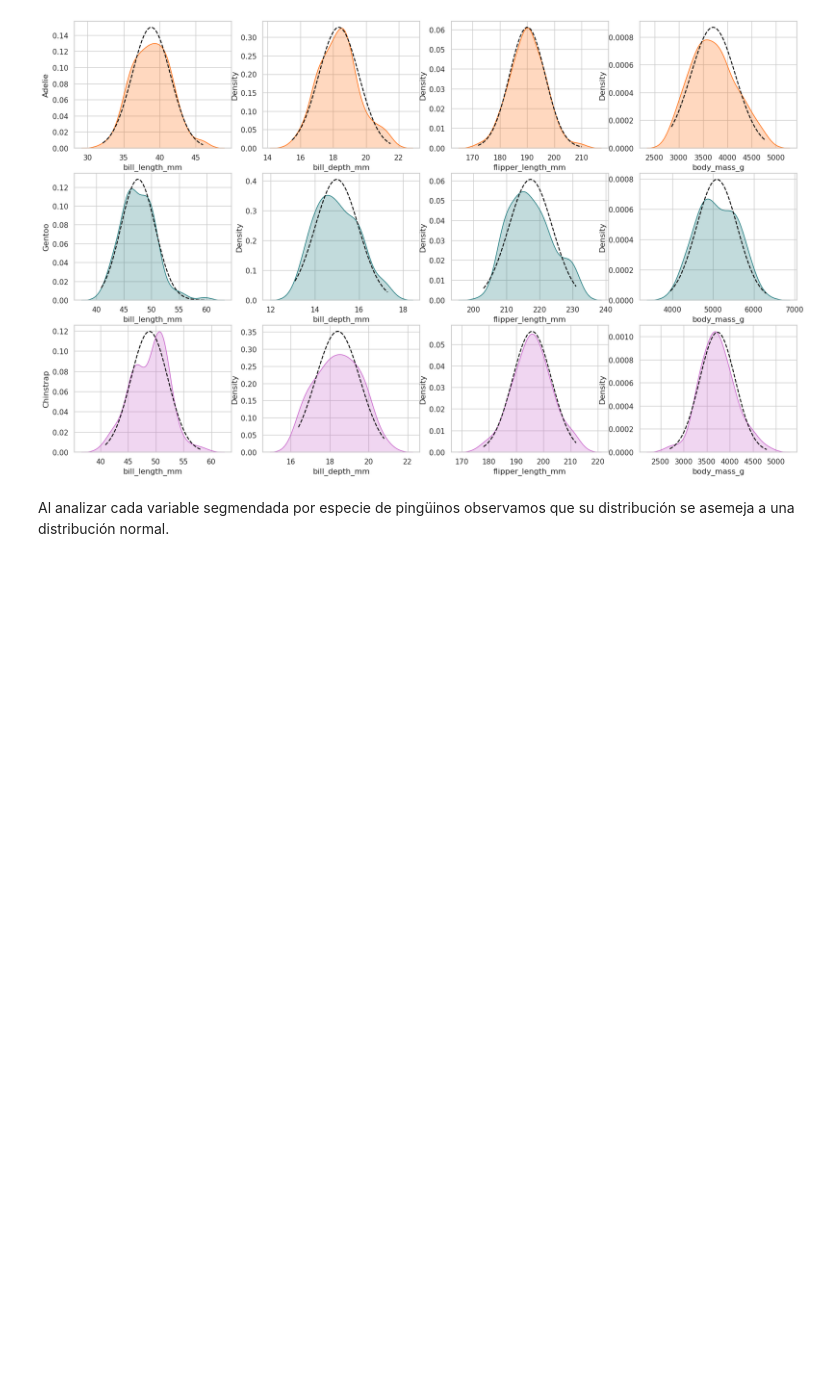
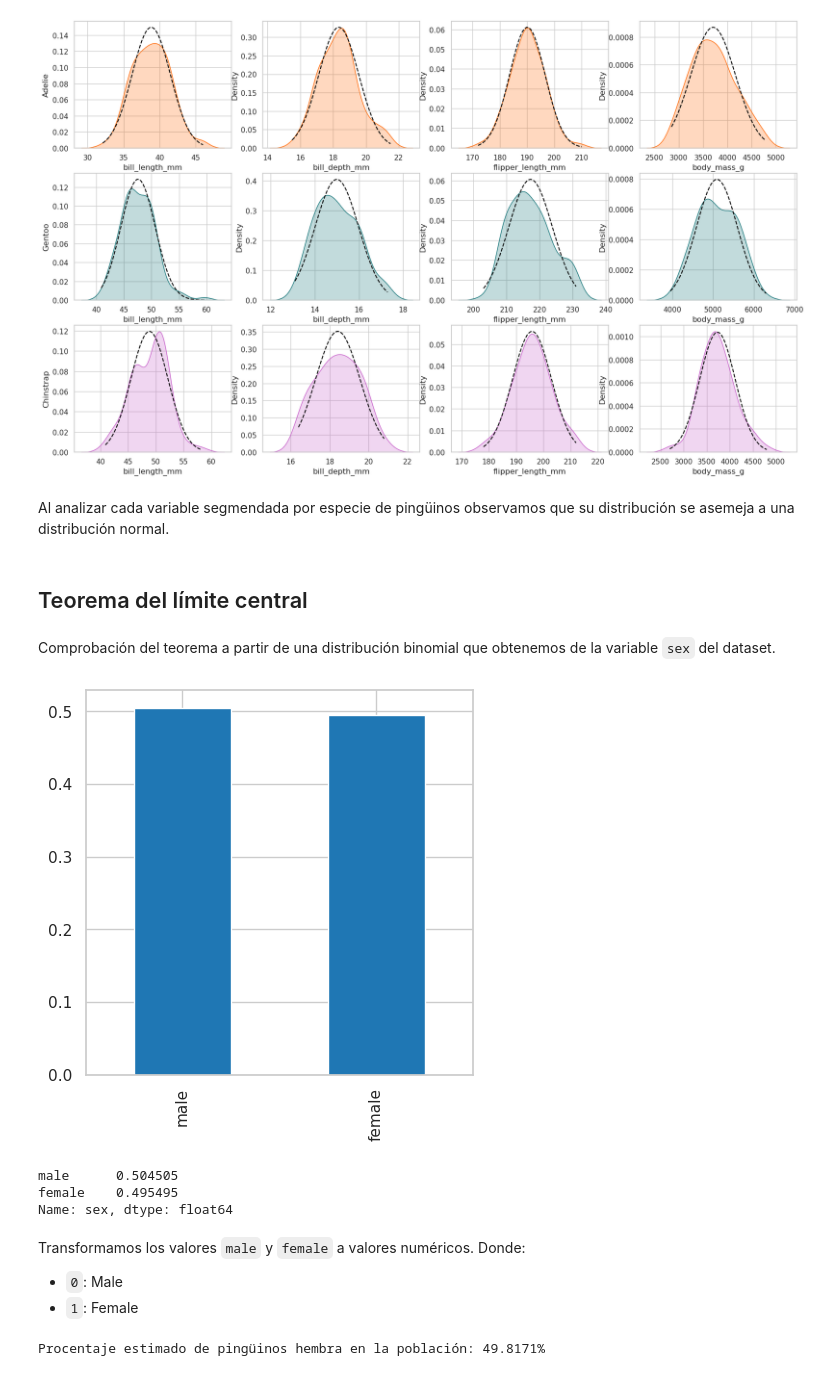
Before and after one commit to pahoalapizco/eda_penguins, a Jupyter notebook: notebooks/1.0-eda_penguins-introduction.ipynb, the cells around one changed output. Cells and saved outputs as stored; diff of their text form; code cells hidden in the pictures; blank space fills up the shorter version.

Commit message:
:sparkles: Teorema del límite central

```diff
--- a/notebooks/1.0-eda_penguins-introduction.ipynb
+++ b/notebooks/1.0-eda_penguins-introduction.ipynb
@@ -886,3 +883,22 @@ for i in range(nrows):
 [figure]
 # %% [markdown]
 Al analizar cada variable segmendada por especie de pingüinos observamos que su distribución se asemeja a una distribución normal.
+# %% [markdown]
+## Teorema del límite central
+# %% [markdown]
+Comprobación del teorema a partir de una distribución binomial que obtenemos de la variable `sex` del dataset.
+# %%
+processed_penguins_df["sex"].value_counts(normalize=True).plot(kind="bar", figsize=(5,5))
+# normalize=True: Muestra la proporción
+plt.show()
+print(processed_penguins_df["sex"].value_counts(normalize=True))
+# %% [output]
+[figure, added]
+male      0.504505
+female    0.495495
+Name: sex, dtype: float64
+# %% [markdown]
+Transformamos los valores `male` y `female` a valores numéricos.
+Donde:
+- `0`: Male
+- `1`: Female
@@ -888,0 +907,16 @@ Al analizar cada variable segmendada por especie de pingüinos observamos que su
+# %%
+number_samples = 1000
+sample_size = 35
+
+samples_df = pd.DataFrame()
+
+np.random.seed(42)
+for i in range(1, number_samples + 1):
+  sex_numeric_samples = sex_numeric.sample(sample_size, replace=True).to_numpy()
+  sample_name = f"sample_{i}"
+  samples_df[sample_name] = sex_numeric_samples
+
+female_population_mean = samples_df.mean().mean()
+print(f"Procentaje estimado de pingüinos hembra en la población: {female_population_mean * 100:.4f}%")
+# %% [output]
+Procentaje estimado de pingüinos hembra en la población: 49.8171%
```
Also changed, not shown: parts of 8 cells of this notebook.
